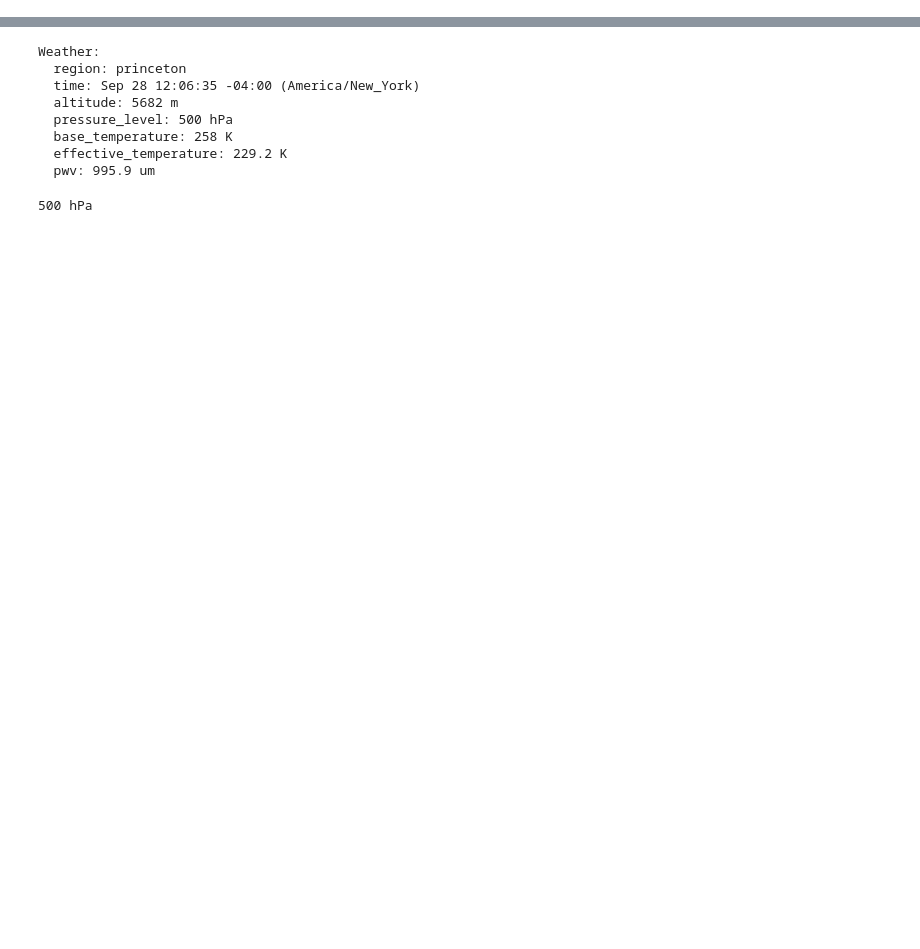
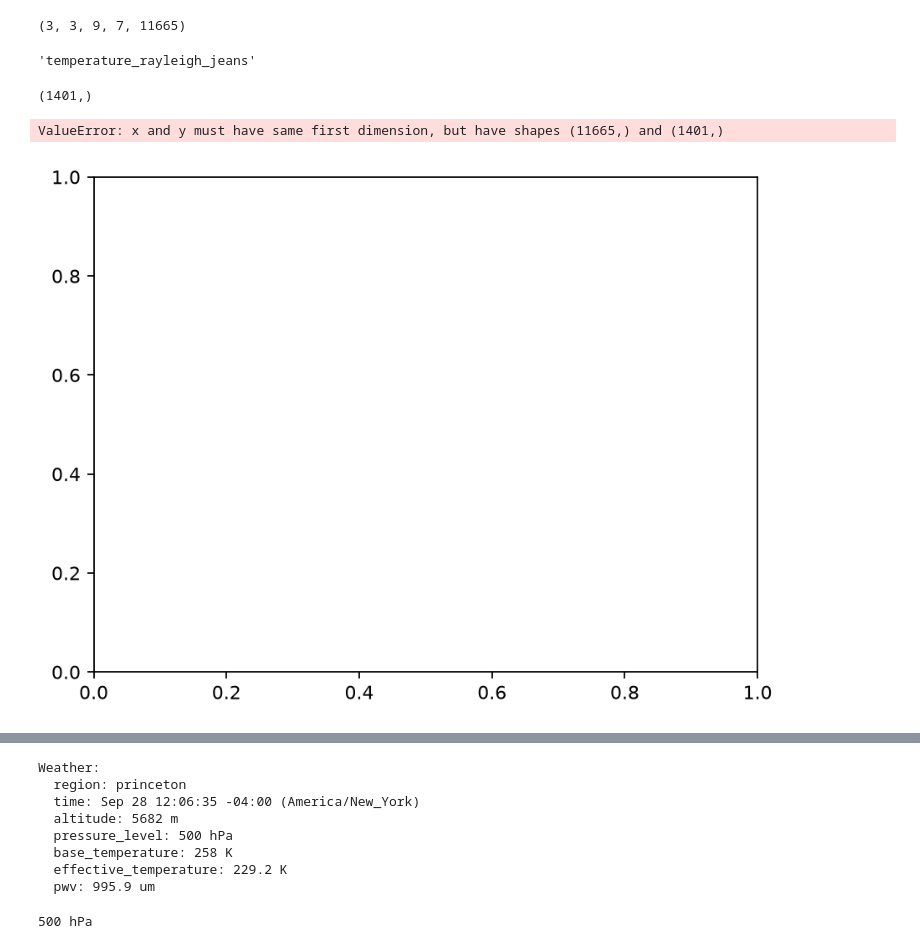
Before and after one commit to thomaswmorris/maria-data, a Jupyter notebook: scripts/compute_atmospheric_spectra.ipynb, the cells around one changed output, grey strips where cells are left out. Cells and saved outputs as stored; diff of their text form; code cells hidden in the pictures; blank space fills up the shorter version.

```diff
--- a/scripts/compute_atmospheric_spectra.ipynb
+++ b/scripts/compute_atmospheric_spectra.ipynb
@@ -27,0 +244,39 @@ logger = logging.getLogger("am")
+# %%
+spec_range_list = [(1e6, 1e7, 1e5),
+                   (1e7, 1e8, 1e6),
+                   (1e8, 1e9, 1e7),
+                   (1e9, 1e12, 1e8),
+                   (1e12, 15e12, 1e10)]
+
+spec_ranges = []
+nu = np.empty(0)
+cum_n = 0
+for i, (nu_min, nu_max, nu_step) in enumerate(spec_range_list):
+
+    range_nu = np.arange(nu_min, nu_max + 1e0, step=nu_step)
+    spec_ranges.append({"nu_min": Quantity(nu_min, "Hz"),
+                        "nu_max": Quantity(nu_max, "Hz"),
+                        "nu_step": Quantity(nu_step, "Hz"),
+                        "n": len(range_nu),
+                        "nu_slice": slice(cum_n, cum_n + len(range_nu), 1)
+                       })
+    cum_n += len(range_nu)
+    nu = np.r_[nu, range_nu]
+
+data_shape = (
+    len(side_pressure_level),
+    len(side_effective_temperature),
+    len(side_pwv),
+    len(side_csc_el),
+    sum([spec_range["n"] for spec_range in spec_ranges]),
+)
+
+print(data_shape)
+
+data = {
+    "temperature_rayleigh_jeans": np.zeros(data_shape),
+    "opacity": np.zeros(data_shape),
+    "path_delay": np.zeros(data_shape),
+}
+# %% [output]
+(3, 3, 9, 7, 11665)
@@ -27,0 +342,18 @@ logger = logging.getLogger("am")
+# %%
+field
+# %% [output]
+'temperature_rayleigh_jeans'
+# %%
+data[field][total_slice].shape
+# %% [output]
+(1401,)
+# %%
+import matplotlib.pyplot as plt
+
+field = "temperature_rayleigh_jeans"
+
+plt.plot(nu, data[field][total_slice])
+plt.plot(nu, data[field][total_slice] - data[field][total_slice].astype(np.float16))
+# %% [output]
+ValueError: x and y must have same first dimension, but have shapes (11665,) and (1401,)
+[figure, added]
```
Also changed, not shown: parts of 40 cells of this notebook, 35 other files.
